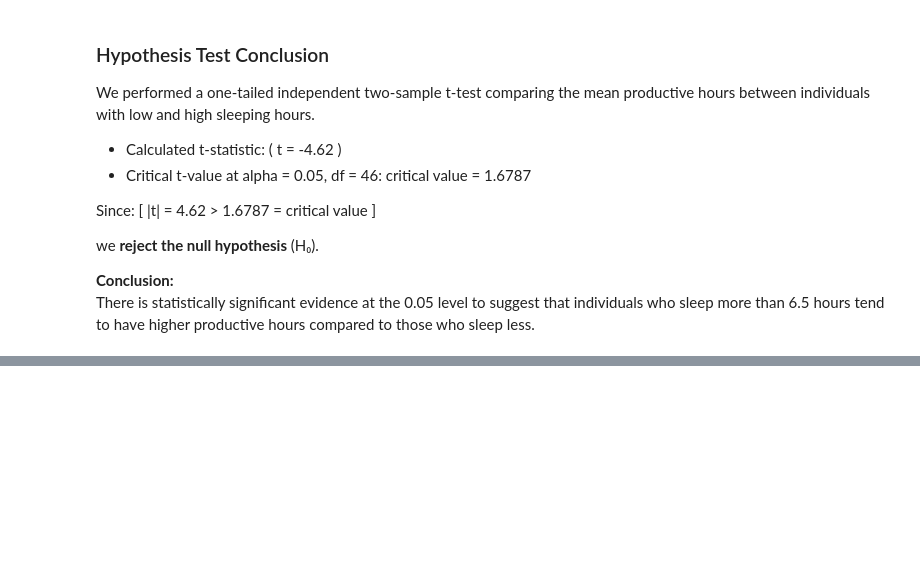
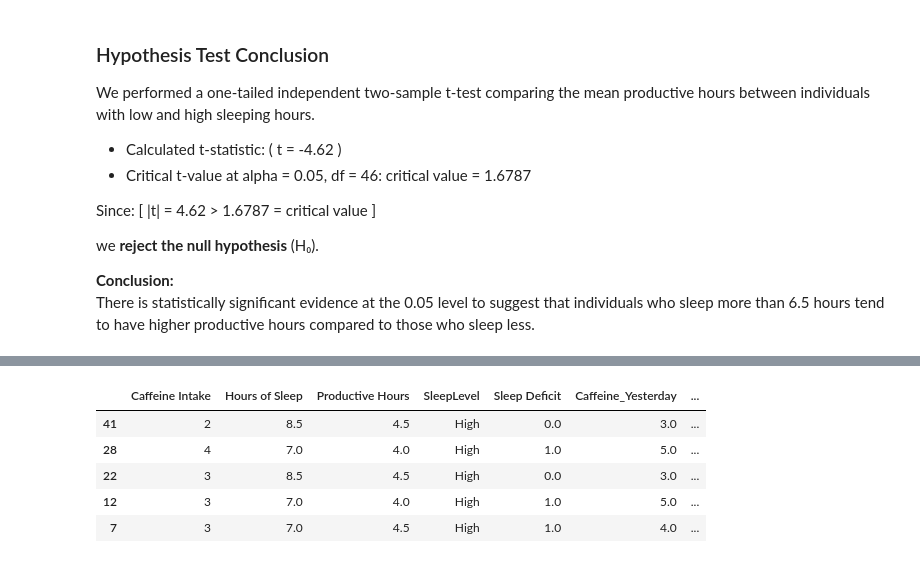
Before and after one commit to emrecavus1/Emre-Cavus-DSA-210-Project, a Jupyter notebook: DSA 210 Project.ipynb, the cells around one changed output, grey strips where cells are left out. Cells and saved outputs as stored; diff of their text form; code cells hidden in the pictures; blank space fills up the shorter version.

```diff
--- a/DSA 210 Project.ipynb
+++ b/DSA 210 Project.ipynb
@@ -283,0 +349,21 @@ There is statistically significant evidence at the 0.05 level to suggest that in
+# %%
+numeric_data['Caffeine_Yesterday_Binned'] = pd.cut(
+    numeric_data['Caffeine_Yesterday'],
+    bins=[0, 3, 5, 7],
+    labels=['Low', 'Medium', 'High']
+)
+
+numeric_data['Sleep_Deficit_Binned'] = pd.cut(
+    numeric_data['Sleep Deficit'],
+    bins=[-0.1, 1, 2.5, 5],
+    labels=['Low', 'Moderate', 'High']
+)
+# %%
+numeric_data.sample(5)
+# %% [output]
+|  | Caffeine Intake | Hours of Sleep | Productive Hours | SleepLevel | Sleep Deficit | Caffeine_Yesterday | ... |
+| 41 | 2 | 8.5 | 4.5 | High | 0.0 | 3.0 | ... |
+| 28 | 4 | 7.0 | 4.0 | High | 1.0 | 5.0 | ... |
+| 22 | 3 | 8.5 | 4.5 | High | 0.0 | 3.0 | ... |
+| 12 | 3 | 7.0 | 4.0 | High | 1.0 | 5.0 | ... |
+| 7 | 3 | 7.0 | 4.5 | High | 1.0 | 4.0 | ... |
```
Also changed, not shown: parts of 22 cells of this notebook.
